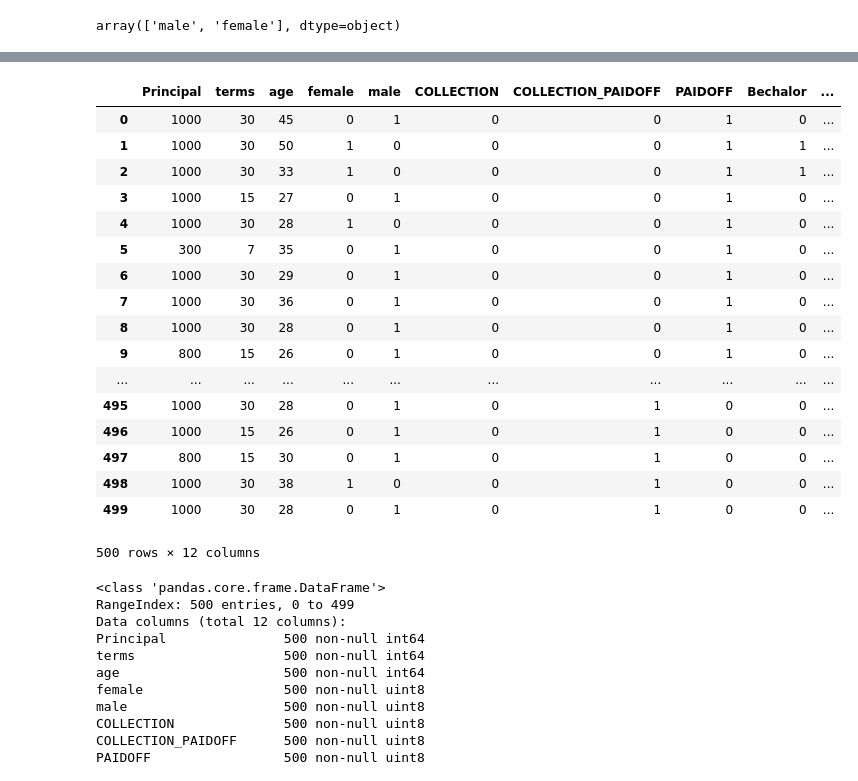
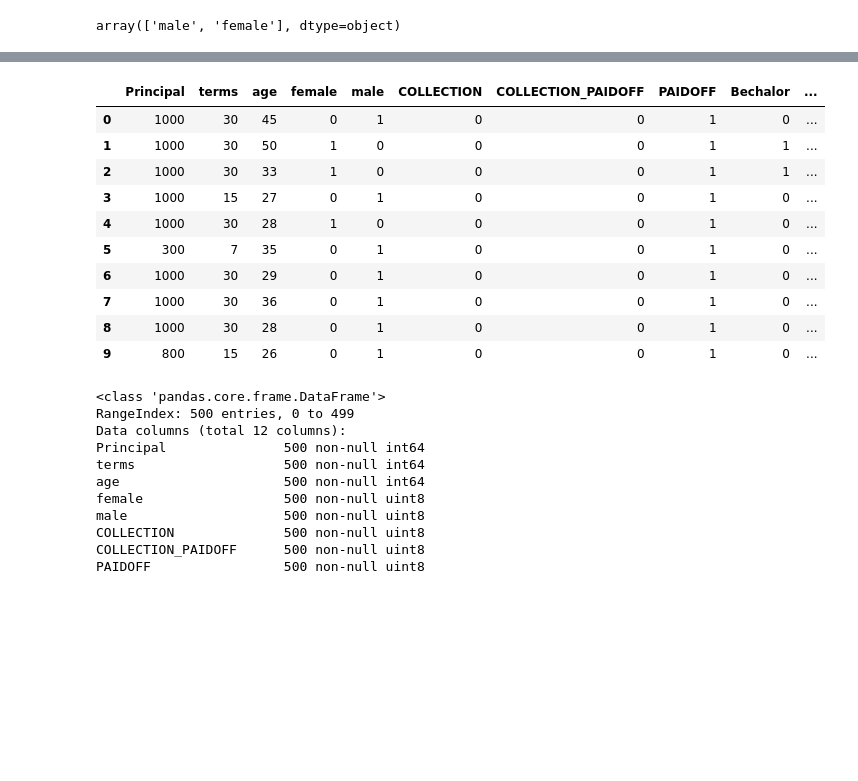
Before and after one commit to skcript/normalization, a Jupyter notebook: example_notebook.ipynb, the cells around one changed output, grey strips where cells are left out. Cells and saved outputs as stored; diff of their text form; code cells hidden in the pictures; blank space fills up the shorter version.

```diff
--- a/example_notebook.ipynb
+++ b/example_notebook.ipynb
@@ -158,26 +123,19 @@ df = pd.concat([df, df_loan_status], axis=1)
 df = pd.concat([df, df_education], axis=1)
 df = df.drop(['loan_status', 'education'], axis=1)
 # %%
-df
+df[:10]
 # %% [output]
 |  | Principal | terms | age | female | male | COLLECTION | COLLECTION_PAIDOFF | PAIDOFF | Bechalor | ... |
 | 0 | 1000 | 30 | 45 | 0 | 1 | 0 | 0 | 1 | 0 | ... |
 | 1 | 1000 | 30 | 50 | 1 | 0 | 0 | 0 | 1 | 1 | ... |
 | 2 | 1000 | 30 | 33 | 1 | 0 | 0 | 0 | 1 | 1 | ... |
 | 3 | 1000 | 15 | 27 | 0 | 1 | 0 | 0 | 1 | 0 | ... |
 | 4 | 1000 | 30 | 28 | 1 | 0 | 0 | 0 | 1 | 0 | ... |
 | 5 | 300 | 7 | 35 | 0 | 1 | 0 | 0 | 1 | 0 | ... |
 | 6 | 1000 | 30 | 29 | 0 | 1 | 0 | 0 | 1 | 0 | ... |
 | 7 | 1000 | 30 | 36 | 0 | 1 | 0 | 0 | 1 | 0 | ... |
 | 8 | 1000 | 30 | 28 | 0 | 1 | 0 | 0 | 1 | 0 | ... |
 | 9 | 800 | 15 | 26 | 0 | 1 | 0 | 0 | 1 | 0 | ... |
-| ... | ... | ... | ... | ... | ... | ... | ... | ... | ... | ... |
-| 495 | 1000 | 30 | 28 | 0 | 1 | 0 | 1 | 0 | 0 | ... |
-| 496 | 1000 | 15 | 26 | 0 | 1 | 0 | 1 | 0 | 0 | ... |
-| 497 | 800 | 15 | 30 | 0 | 1 | 0 | 1 | 0 | 0 | ... |
-| 498 | 1000 | 30 | 38 | 1 | 0 | 0 | 1 | 0 | 0 | ... |
-| 499 | 1000 | 30 | 28 | 0 | 1 | 0 | 1 | 0 | 0 | ... |
-500 rows × 12 columns
 # %%
 df.info()
 # %% [output]
```
Also changed, not shown: parts of 8 cells of this notebook.
